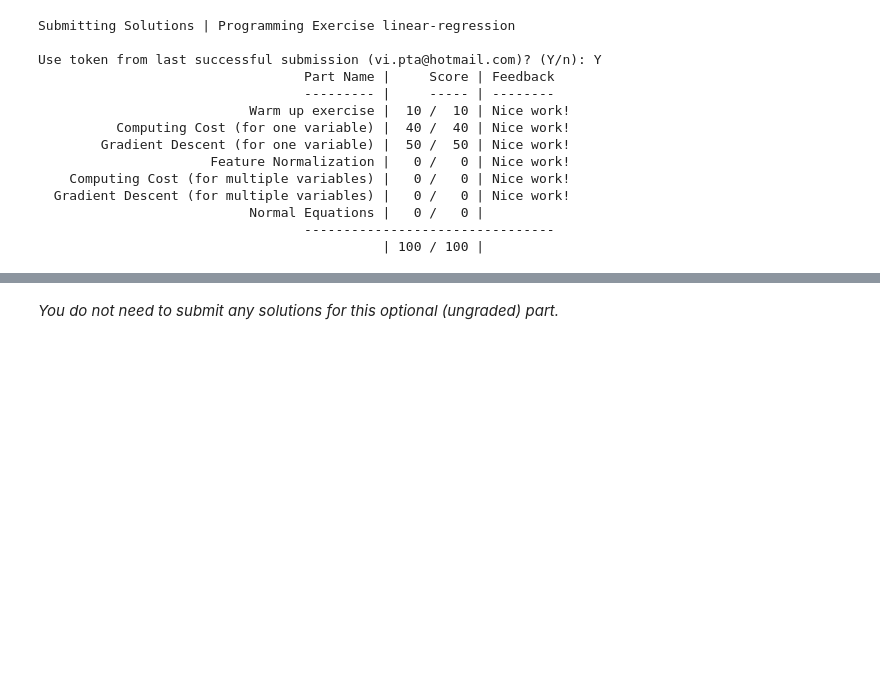
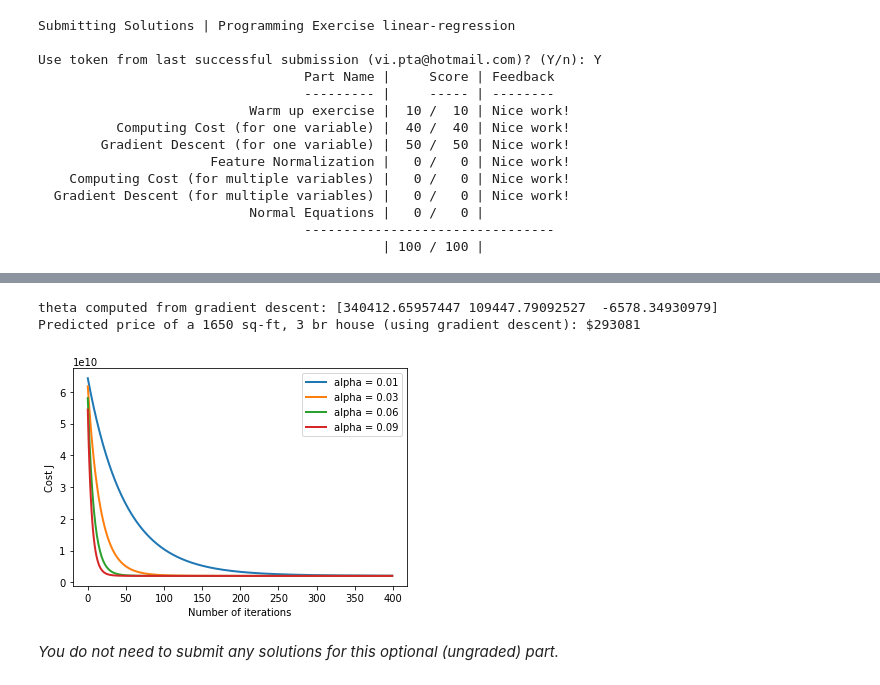
Before and after one commit to viagostini/ml-coursera-python-assignments, a Jupyter notebook: Exercise1/exercise1.ipynb, the cells around one changed output, grey strips where cells are left out. Cells and saved outputs as stored; diff of their text form; code cells hidden in the pictures; blank space fills up the shorter version.

```diff
--- a/Exercise1/exercise1.ipynb
+++ b/Exercise1/exercise1.ipynb
@@ -881,47 +881,63 @@ Instructions
 ------------
 We have provided you with the following starter code that runs
 gradient descent with a particular learning rate (alpha).
 
 Your task is to first make sure that your functions - `computeCost`
 and `gradientDescent` already work with  this starter code and
 support multiple variables.
 
 After that, try running gradient descent with different values of
 alpha and see which one gives you the best result.
 
 Finally, you should complete the code at the end to predict the price
 of a 1650 sq-ft, 3 br house.
 
 Hint
 ----
 At prediction, make sure you do the same feature normalization.
 """
+def plot(X, y, alphas):
+
+    # Plot the convergence graph
+    for alpha in alphas:
+        # init theta and run gradient descent
+        theta = np.zeros(3)
+        theta, J_history = gradientDescentMulti(X, y, theta, alpha, num_iters)
+        pyplot.plot(np.arange(len(J_history)), J_history, lw=2, label="alpha = {}".format(alpha))
+    pyplot.xlabel('Number of iterations')
+    pyplot.ylabel('Cost J')
+    pyplot.legend()
+
+    # Display the gradient descent's result
+    print('theta computed from gradient descent: {:s}'.format(str(theta)))
+
 # Choose some alpha value - change this
-alpha = 0.1
-num_iters = 400
+alphas = [0.01, 0.03, 0.06, 0.09]
 
-# init theta and run gradient descent
-theta = np.zeros(3)
-theta, J_history = gradientDescentMulti(X, y, theta, alpha, num_iters)
-
-# Plot the convergence graph
-pyplot.plot(np.arange(len(J_history)), J_history, lw=2)
-pyplot.xlabel('Number of iterations')
-pyplot.ylabel('Cost J')
-
-# Display the gradient descent's result
-print('theta computed from gradient descent: {:s}'.format(str(theta)))
+plot(X, y, alphas)
 
 # Estimate the price of a 1650 sq-ft, 3 br house
 # ======================= YOUR CODE HERE ===========================
 # Recall that the first column of X is all-ones.
 # Thus, it does not need to be normalized.
 
-price = 0   # You should change this
+alpha = 0.1
+num_iters = 400
+
+theta = np.zeros(3)
+theta, _ = gradientDescentMulti(X, y, theta, alpha, num_iters)
+
+x_pred = [1, 1650, 3]
+x_pred[1:] = (x_pred[1:] - mu) / sigma
+price = x_pred @ theta
 
 # ===================================================================
 
 print('Predicted price of a 1650 sq-ft, 3 br house (using gradient descent): ${:.0f}'.format(price))
+# %% [output]
+theta computed from gradient descent: [340412.65957447 109447.79092527  -6578.34930979]
+Predicted price of a 1650 sq-ft, 3 br house (using gradient descent): $293081
+[figure, added]
 # %% [markdown]
 *You do not need to submit any solutions for this optional (ungraded) part.*
 # %% [markdown]
```
